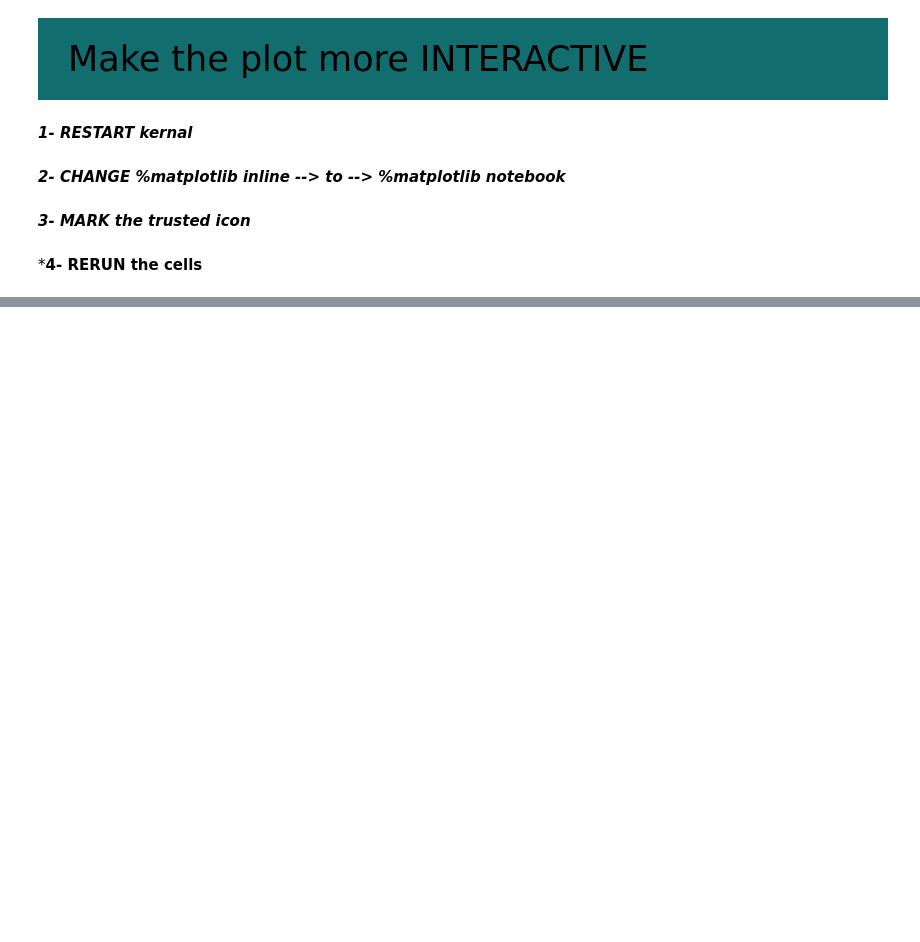
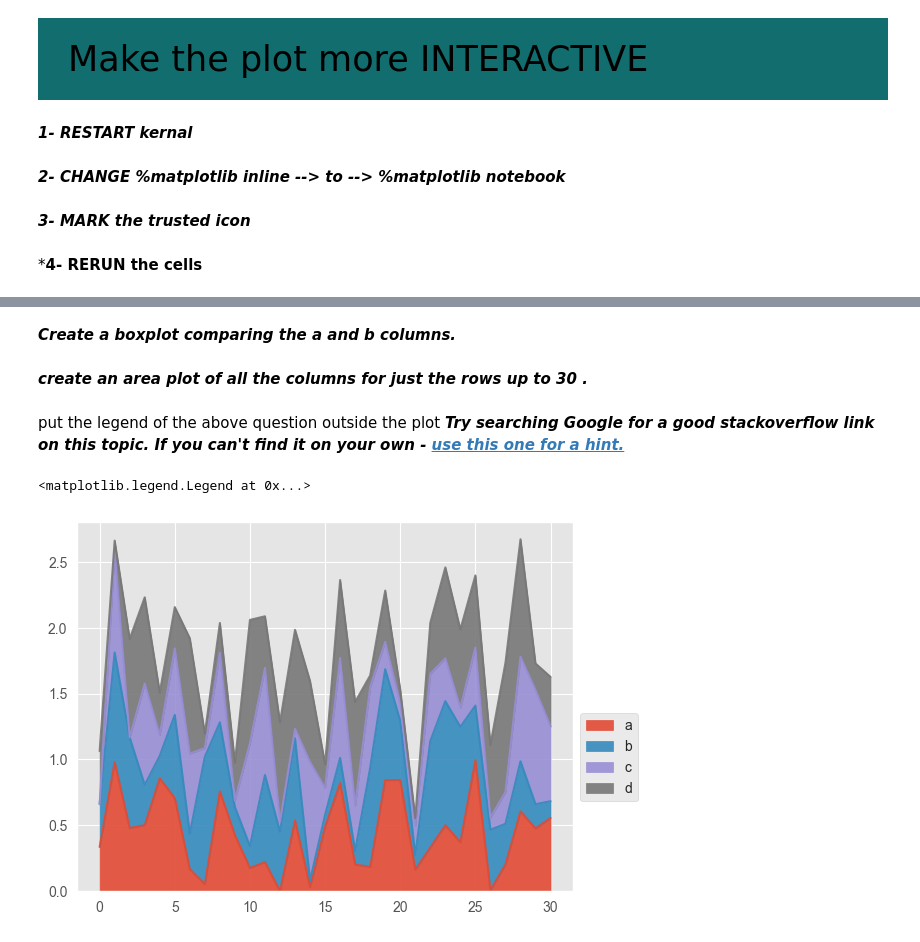
Before and after one commit to NiloofarSoltani/Financial-analysis-and-algorithmic-trading-with-python, a Jupyter notebook: visualization_exercise.ipynb, the cells around one changed output, grey strips where cells are left out. Drawn from its saved outputs; the diff is of its cells as text; code cells hidden in the pictures; blank space fills up the shorter version.

```diff
--- a/visualization_exercise.ipynb
+++ b/visualization_exercise.ipynb
@@ -470,0 +582,4 @@ plt.tight_layout()
+# %%
+df3 = pd.read_csv('D://pythonInternship//finantioal-analaysis//documentation_file//df3.csv')
+df3.info()
+df3.head()
@@ -470,0 +596,5 @@ plt.tight_layout()
+# %%
+plt.style.use('ggplot')
+df3['a'].plot.hist(bins=20,alpha=0.9)
+# %% [markdown]
+***Create a boxplot comparing the a and b columns.***
@@ -470,0 +603,2 @@ plt.tight_layout()
+# %% [markdown]
+***create an area plot of all the columns for just the rows up to 30 .***
@@ -470,0 +607,9 @@ plt.tight_layout()
+# %% [markdown]
+put the legend of the above question outside the plot ***Try searching Google for a good stackoverflow link on this topic. If you can't find it on your own - [use this one for a hint.](http://stackoverflow.com/questions/23556153/how-to-put-legend-outside-the-plot-with-pandas)***
+# %%
+df3.loc[0:30].plot.area(alpha=0.9)
+# df3.legend(loc=(0.7,0.5))
+plt.legend(loc='upper left',bbox_to_anchor=(1.0,0.5))
+# %% [output]
+<matplotlib.legend.Legend at 0x...>
+[figure, added]
```
Also changed, not shown: parts of 64 cells of this notebook.
